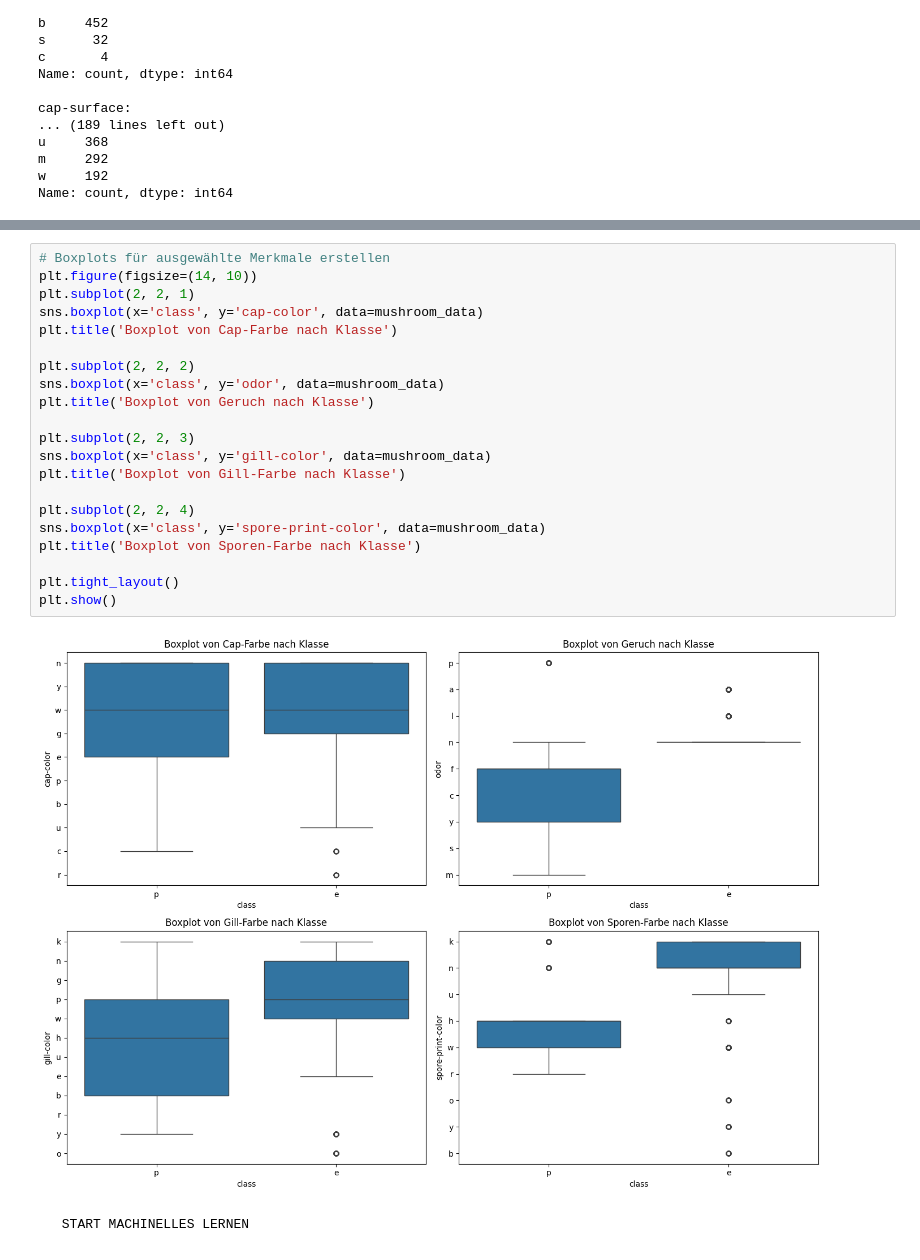
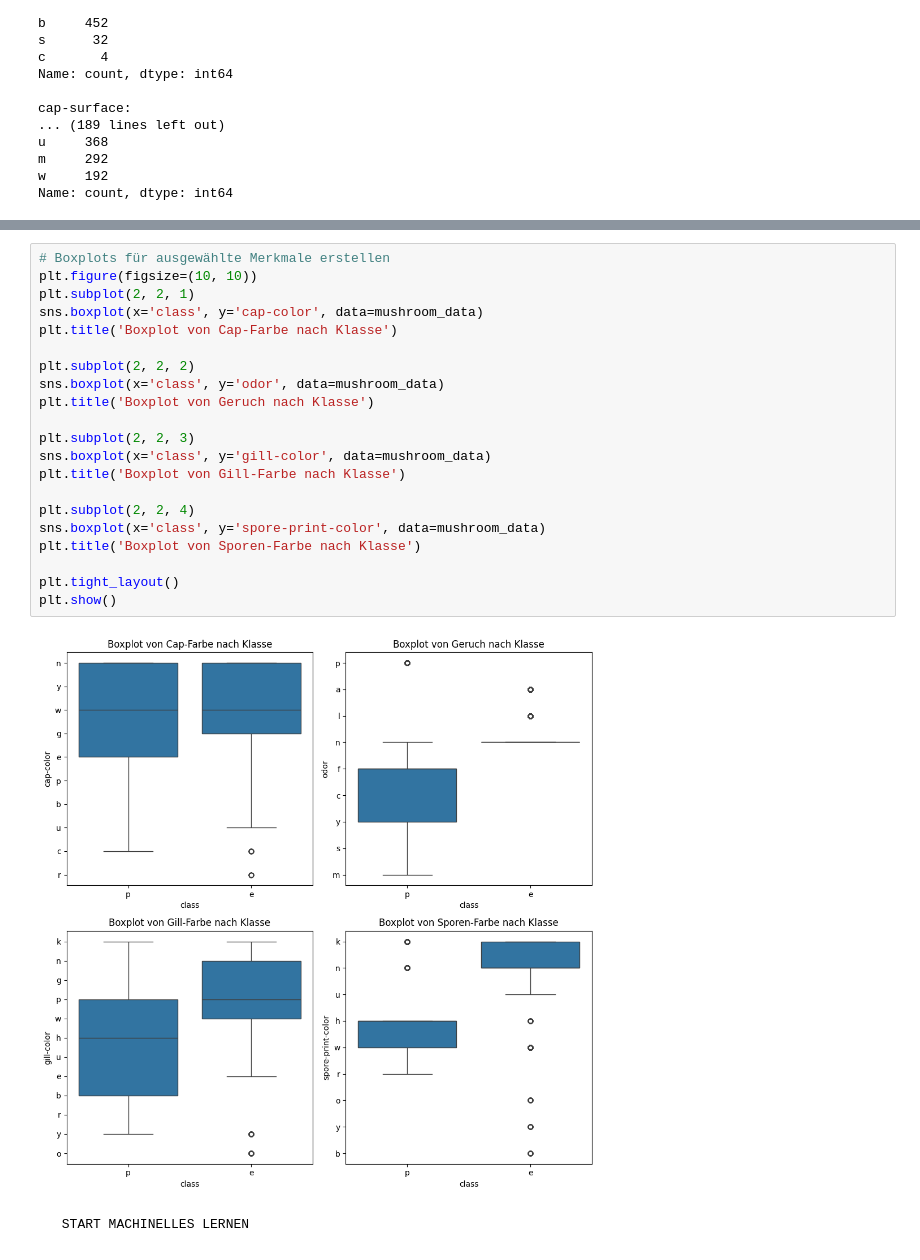
Before and after one commit to Julian-wi22060/DataExplorationProject, a Jupyter notebook: marquardt.ipynb, the cells around one changed output, grey strips where cells are left out. Saved outputs shown, nothing was run; the diff lists cells and outputs as text.

```diff
--- a/marquardt.ipynb
+++ b/marquardt.ipynb
@@ -146,26 +149,26 @@ plt.show()
 # %%
 # Boxplots für ausgewählte Merkmale erstellen
-plt.figure(figsize=(14, 10))
+plt.figure(figsize=(10, 10))
 plt.subplot(2, 2, 1)
 sns.boxplot(x='class', y='cap-color', data=mushroom_data)
 plt.title('Boxplot von Cap-Farbe nach Klasse')
 
 plt.subplot(2, 2, 2)
 sns.boxplot(x='class', y='odor', data=mushroom_data)
 plt.title('Boxplot von Geruch nach Klasse')
 
 plt.subplot(2, 2, 3)
 sns.boxplot(x='class', y='gill-color', data=mushroom_data)
 plt.title('Boxplot von Gill-Farbe nach Klasse')
 
 plt.subplot(2, 2, 4)
 sns.boxplot(x='class', y='spore-print-color', data=mushroom_data)
 plt.title('Boxplot von Sporen-Farbe nach Klasse')
 
 plt.tight_layout()
 plt.show()
 # %% [output]
-[figure, old version]
+[figure, new version]
 # %% [markdown]
      START MACHINELLES LERNEN
 # %%
```
Also changed, not shown: parts of 33 cells of this notebook, 2 other files.
